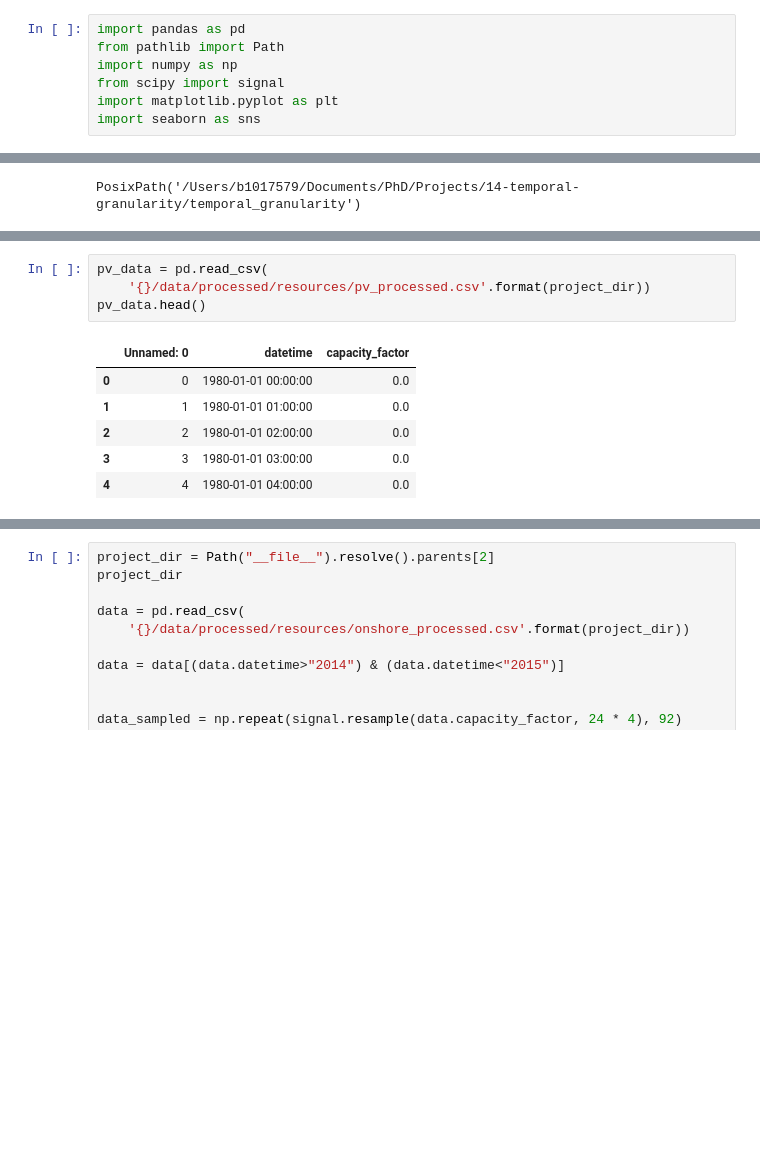
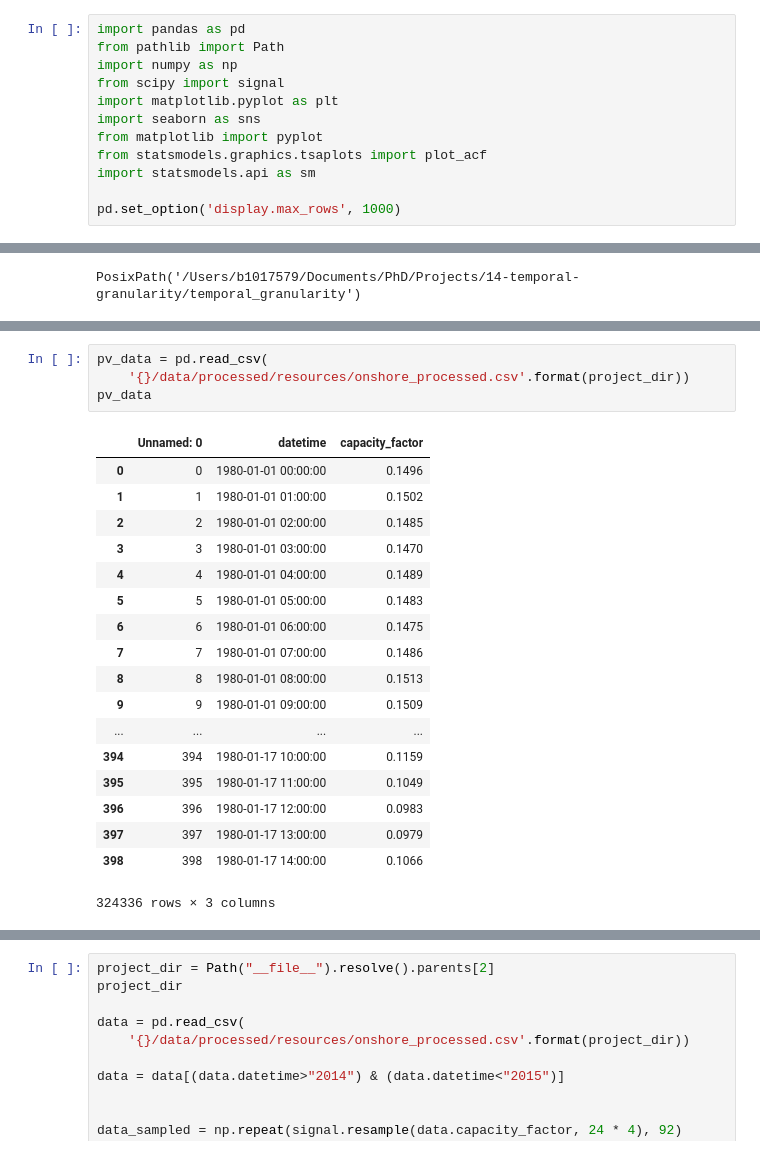
Before and after one commit to alexanderkell/temporal_granularity, a Jupyter notebook: notebooks/compare-methods/9.0-ajmk-fourier-downsampling.ipynb, the cells around one changed output, grey strips where cells are left out. Saved outputs shown, nothing was run; the diff lists cells and outputs as text; blank space fills up the shorter version.

```diff
--- a/notebooks/compare-methods/9.0-ajmk-fourier-downsampling.ipynb
+++ b/notebooks/compare-methods/9.0-ajmk-fourier-downsampling.ipynb
@@ -5,6 +5,11 @@ import numpy as np
 from scipy import signal
 import matplotlib.pyplot as plt
 import seaborn as sns
+from matplotlib import pyplot
+from statsmodels.graphics.tsaplots import plot_acf
+import statsmodels.api as sm
+
+pd.set_option('display.max_rows', 1000)
 # %%
 project_dir = Path("__file__").resolve().parents[2]
 project_dir
@@ -28,11 +33,23 @@ plt.plot(signal.resample(wind.capacity_factor, 24*1))
 # %%
 pv_data = pd.read_csv(
-    '{}/data/processed/resources/pv_processed.csv'.format(project_dir))
-pv_data.head()
+    '{}/data/processed/resources/onshore_processed.csv'.format(project_dir))
+pv_data
 # %% [output]
 |  | Unnamed: 0 | datetime | capacity_factor |
-| 0 | 0 | 1980-01-01 00:00:00 | 0.0 |
-| 1 | 1 | 1980-01-01 01:00:00 | 0.0 |
-| 2 | 2 | 1980-01-01 02:00:00 | 0.0 |
-| 3 | 3 | 1980-01-01 03:00:00 | 0.0 |
-| 4 | 4 | 1980-01-01 04:00:00 | 0.0 |
+| 0 | 0 | 1980-01-01 00:00:00 | 0.1496 |
+| 1 | 1 | 1980-01-01 01:00:00 | 0.1502 |
+| 2 | 2 | 1980-01-01 02:00:00 | 0.1485 |
+| 3 | 3 | 1980-01-01 03:00:00 | 0.1470 |
+| 4 | 4 | 1980-01-01 04:00:00 | 0.1489 |
+| 5 | 5 | 1980-01-01 05:00:00 | 0.1483 |
+| 6 | 6 | 1980-01-01 06:00:00 | 0.1475 |
+| 7 | 7 | 1980-01-01 07:00:00 | 0.1486 |
+| 8 | 8 | 1980-01-01 08:00:00 | 0.1513 |
+| 9 | 9 | 1980-01-01 09:00:00 | 0.1509 |
+| ... | ... | ... | ... |
+| 394 | 394 | 1980-01-17 10:00:00 | 0.1159 |
+| 395 | 395 | 1980-01-17 11:00:00 | 0.1049 |
+| 396 | 396 | 1980-01-17 12:00:00 | 0.0983 |
+| 397 | 397 | 1980-01-17 13:00:00 | 0.0979 |
+| 398 | 398 | 1980-01-17 14:00:00 | 0.1066 |
+324336 rows × 3 columns
```
Also changed, not shown: parts of 8 cells of this notebook, 18 other files.
